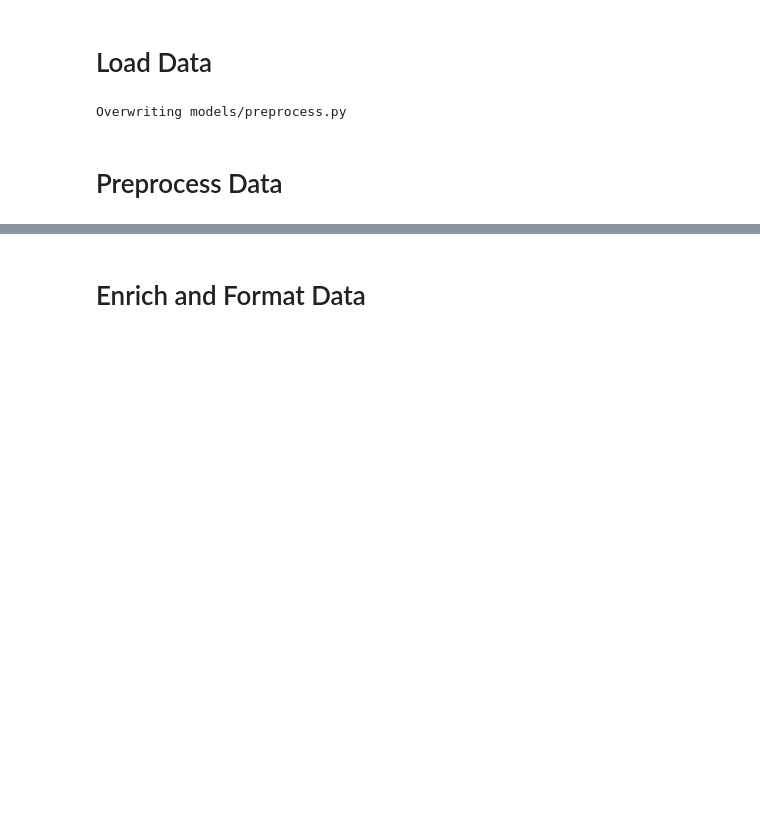
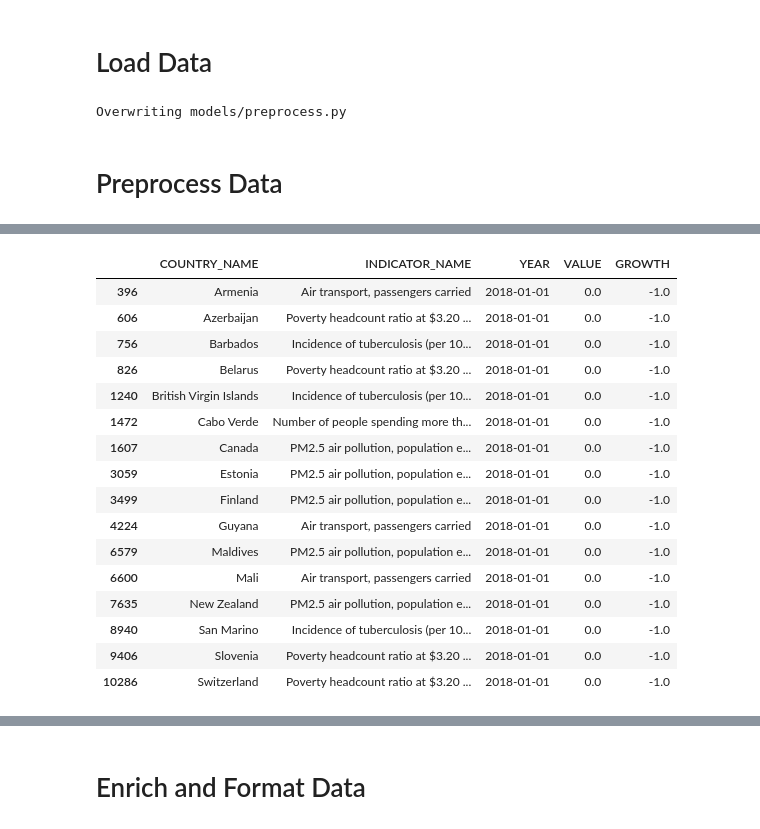
Before and after one commit to JoshZastrow/covid-19, a Jupyter notebook: main.ipynb, the cells around one changed output, grey strips where cells are left out. Saved outputs shown, nothing was run; the diff lists cells and outputs as text; code cells hidden in the pictures; blank space fills up the shorter version.

```diff
--- a/main.ipynb
+++ b/main.ipynb
@@ -222,0 +283,20 @@ data[data.COUNTRY_NAME == "US"]
+# %%
+data[data.GROWTH < -0.4]
+# %% [output]
+|  | COUNTRY_NAME | INDICATOR_NAME | YEAR | VALUE | GROWTH |
+| 396 | Armenia | Air transport, passengers carried | 2018-01-01 | 0.0 | -1.0 |
+| 606 | Azerbaijan | Poverty headcount ratio at $3.20 ... | 2018-01-01 | 0.0 | -1.0 |
+| 756 | Barbados | Incidence of tuberculosis (per 10... | 2018-01-01 | 0.0 | -1.0 |
+| 826 | Belarus | Poverty headcount ratio at $3.20 ... | 2018-01-01 | 0.0 | -1.0 |
+| 1240 | British Virgin Islands | Incidence of tuberculosis (per 10... | 2018-01-01 | 0.0 | -1.0 |
+| 1472 | Cabo Verde | Number of people spending more th... | 2018-01-01 | 0.0 | -1.0 |
+| 1607 | Canada | PM2.5 air pollution, population e... | 2018-01-01 | 0.0 | -1.0 |
+| 3059 | Estonia | PM2.5 air pollution, population e... | 2018-01-01 | 0.0 | -1.0 |
+| 3499 | Finland | PM2.5 air pollution, population e... | 2018-01-01 | 0.0 | -1.0 |
+| 4224 | Guyana | Air transport, passengers carried | 2018-01-01 | 0.0 | -1.0 |
+| 6579 | Maldives | PM2.5 air pollution, population e... | 2018-01-01 | 0.0 | -1.0 |
+| 6600 | Mali | Air transport, passengers carried | 2018-01-01 | 0.0 | -1.0 |
+| 7635 | New Zealand | PM2.5 air pollution, population e... | 2018-01-01 | 0.0 | -1.0 |
+| 8940 | San Marino | Incidence of tuberculosis (per 10... | 2018-01-01 | 0.0 | -1.0 |
+| 9406 | Slovenia | Poverty headcount ratio at $3.20 ... | 2018-01-01 | 0.0 | -1.0 |
+| 10286 | Switzerland | Poverty headcount ratio at $3.20 ... | 2018-01-01 | 0.0 | -1.0 |
```
Also changed, not shown: parts of 15 cells of this notebook, 1 other file.
